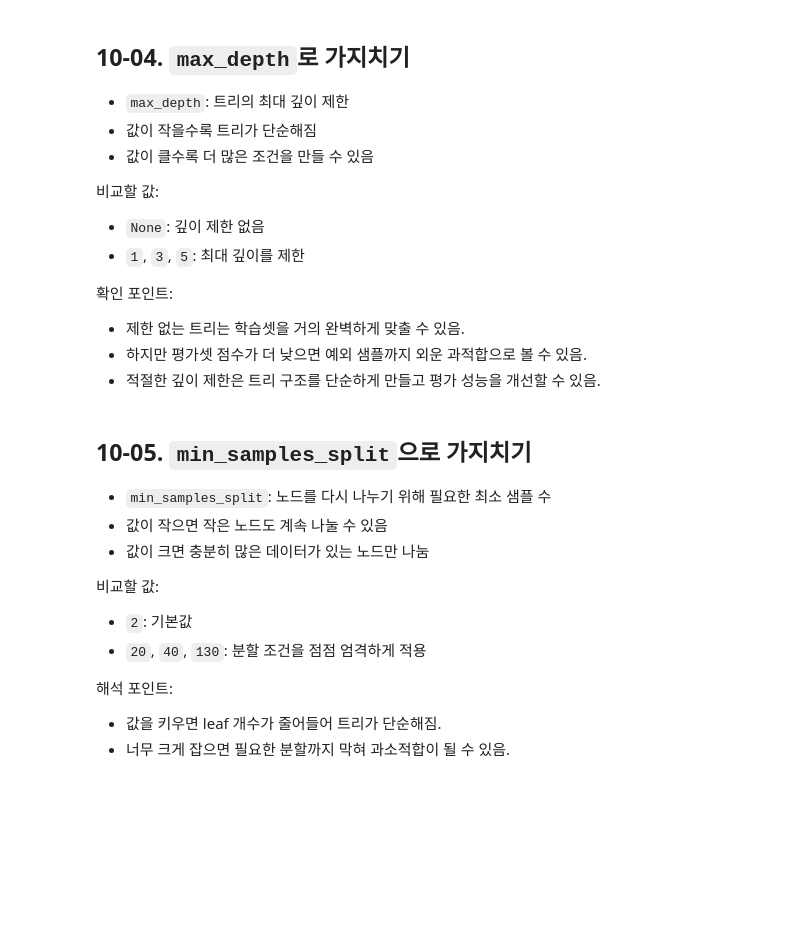
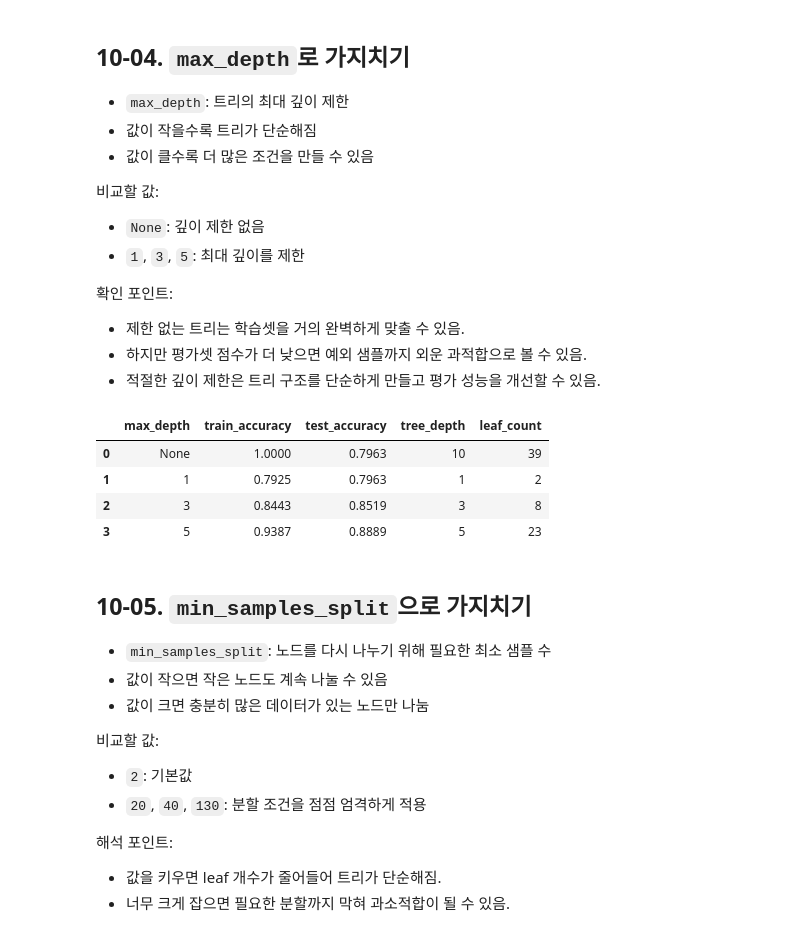
Before and after one commit to skn-family-ai-studybank/06_machine_learning, a Jupyter notebook: 04_decision_tree_svm/01_decision_tree_classifier.ipynb, the cells around one changed output. Saved outputs shown, nothing was run; the diff lists cells and outputs as text; code cells hidden in the pictures; blank space fills up the shorter version.

```diff
--- a/04_decision_tree_svm/01_decision_tree_classifier.ipynb
+++ b/04_decision_tree_svm/01_decision_tree_classifier.ipynb
@@ -260,6 +447,37 @@ Entropy = -Σ(pk * log2(pk))
 - 제한 없는 트리는 학습셋을 거의 완벽하게 맞출 수 있음.
 - 하지만 평가셋 점수가 더 낮으면 예외 샘플까지 외운 과적합으로 볼 수 있음.
 - 적절한 깊이 제한은 트리 구조를 단순하게 만들고 평가 성능을 개선할 수 있음.
+# %%
+max_depth_options = [None, 1, 3, 5]
+wine_depth_models = {}
+depth_result = []
+
+for max_depth in max_depth_options:
+    model = DecisionTreeClassifier(
+        random_state=42,
+        max_depth=max_depth,
+    )
+
+    model.fit(X_train, y_train)
+
+    wine_depth_models[max_depth] = model
+
+    depth_result.append({
+        'max_depth': 'None' if  max_depth is None else max_depth,
+        'train_accuracy': model.score(X_train, y_train),
+        'test_accuracy': model.score(X_test, y_test),
+        'tree_depth': model.get_depth(),
+        'leaf_count': model.get_n_leaves()
+    })
+
+depth_result_df = pd.DataFrame(depth_result).round(4)
+display(depth_result_df)
+# %% [output]
+|  | max_depth | train_accuracy | test_accuracy | tree_depth | leaf_count |
+| 0 | None | 1.0000 | 0.7963 | 10 | 39 |
+| 1 | 1 | 0.7925 | 0.7963 | 1 | 2 |
+| 2 | 3 | 0.8443 | 0.8519 | 3 | 8 |
+| 3 | 5 | 0.9387 | 0.8889 | 5 | 23 |
 # %% [markdown]
 ## 10-05. `min_samples_split`으로 가지치기
 
```
Also changed, not shown: parts of 8 cells of this notebook, 3 other files.
